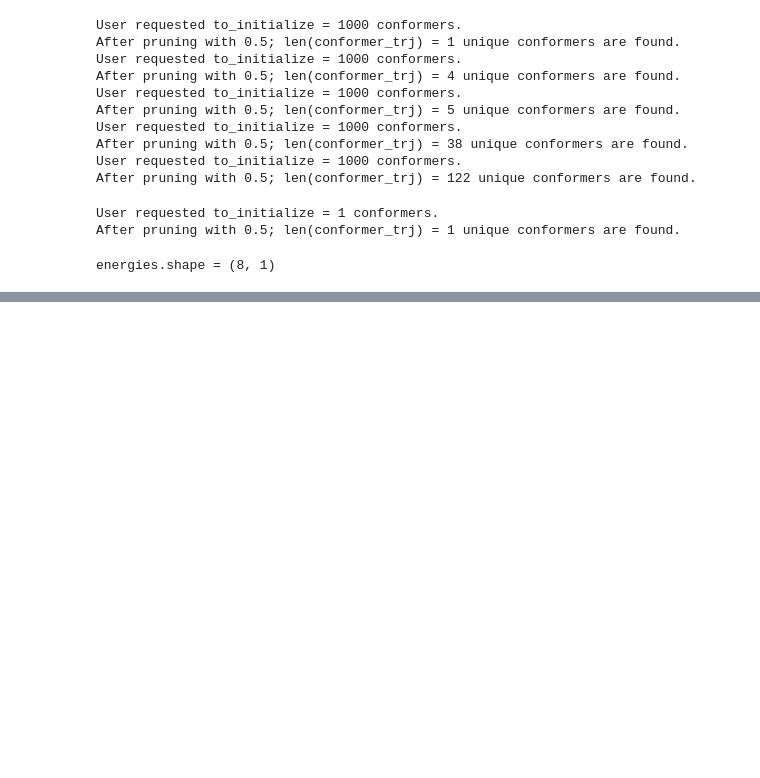
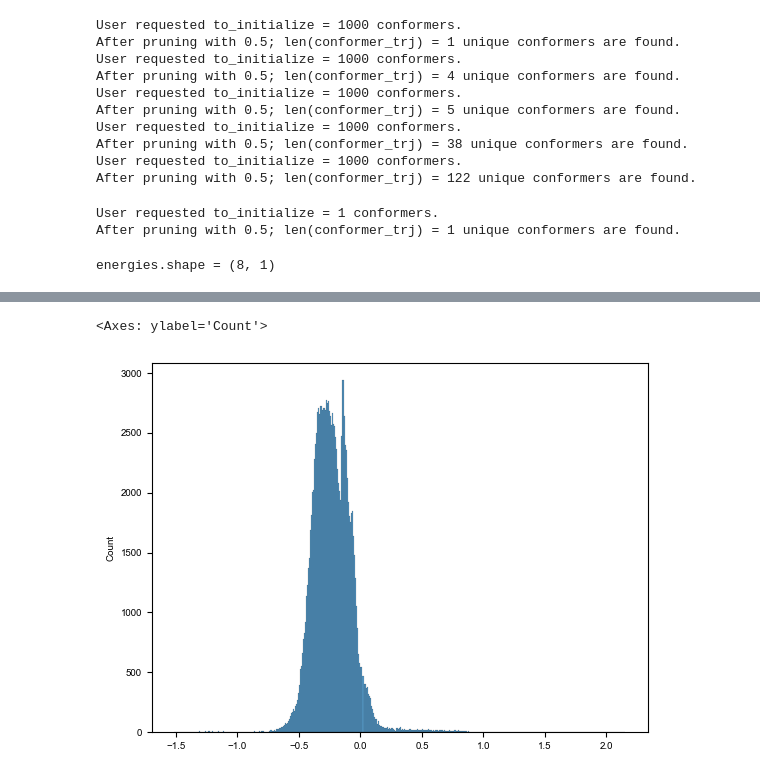
Before and after one commit to schwallergroup/CFT, a Jupyter notebook: examples/sarina_cat/sarina.ipynb, the cells around one changed output, grey strips where cells are left out. Drawn from its saved outputs; the diff is of its cells as text; code cells hidden in the pictures; blank space fills up the shorter version.

```diff
--- a/examples/sarina_cat/sarina.ipynb
+++ b/examples/sarina_cat/sarina.ipynb
@@ -124,0 +100,31 @@ view(view_trj)
+# %%
+yields = {
+    'C1CN2CCN1CC2': 36,
+    'CN1CCCC1': 34,
+    'c1ccccc1CN2CCC2': 32,
+    'c1ccccc1COC2CCN(C)C2': 7,
+    'c1ccccc1COCCN2CCCC2': 1
+}
+
+vals = []
+
+for i, a in enumerate(out_traj):
+    vals += list(a.arrays['e_ClC_0'])
+
+min = np.min(vals)
+max = min+.7
+
+
+df = []
+for i, a in enumerate(out_traj):
+
+    active_area = np.sum((a.arrays['e_ClC_0'] < max)  * a.arrays['area'])
+    info = cats_traj[i].info
+    info['active_area'] = active_area
+    df.append(info)
+
+
+df = pd.DataFrame(df)
+df['yield'] = [yields[smi] for smi in df.smiles.values]
+
+df
@@ -124,0 +194,5 @@ view(view_trj)
+# %%
+sns.histplot(vals)
+# %% [output]
+<Axes: ylabel='Count'>
+[figure, added]
```
Also changed, not shown: parts of 14 cells of this notebook.
